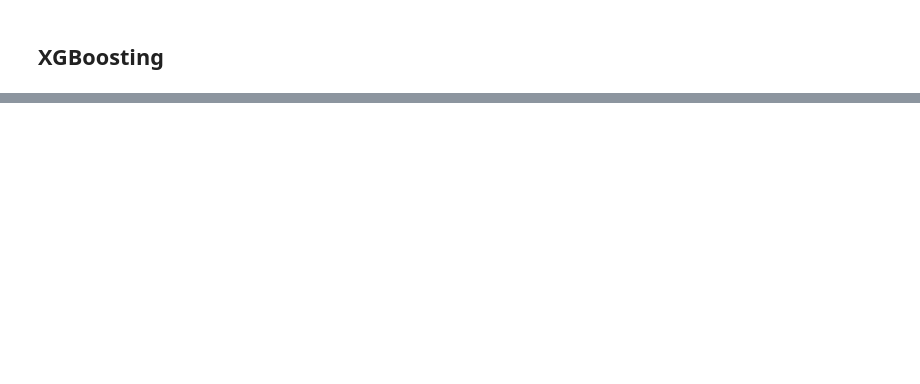
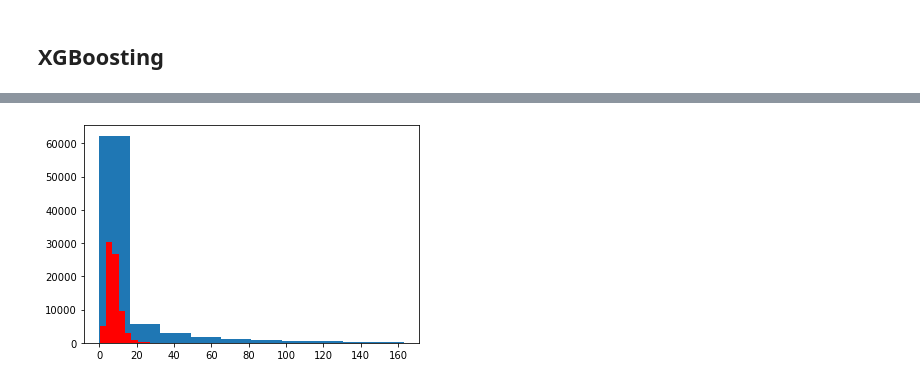
Before and after one commit to zarishabbas/Midterm_Project, a Jupyter notebook: src/modules/Final/Ridge Regression & XGBoost Regression.ipynb, the cells around one changed output, grey strips where cells are left out. Saved outputs shown, nothing was run; the diff lists cells and outputs as text; code cells hidden in the pictures; blank space fills up the shorter version.

```diff
--- a/src/modules/Final/Ridge Regression & XGBoost Regression.ipynb
+++ b/src/modules/Final/Ridge Regression & XGBoost Regression.ipynb
@@ -354,12 +357,13 @@ from sklearn.metrics import mean_squared_error
 # %%
 xg_reg = xgb.XGBRegressor(objective ='reg:squarederror')
 # %%
+# Some of the hyperparameters have already been narrowed down to a smaller range/value.
 params_xgb = {
-    'colsample_bytree': [0.3],
-    'learning_rate': [0.1, 0.01, 0.05],
-    'max_depth': [5, 10, 15],
-    'alpha': [5, 10, 15],
-    'n_estimators': [10, 20]
+    'colsample_bytree': [0.3, 0.5],
+    'learning_rate': [0.17, 0.18, 0.19],
+    'max_depth': [11],
+    'alpha': [5],
+    'n_estimators': [80, 100, 120]
 }
 # %%
 xgb_gridsearch = GridSearchCV(xg_reg, param_grid=params_xgb, cv=10)
@@ -398,0 +411,6 @@ R2 score: 0.08183531348576112
+# %%
+plt.hist(y_vali)
+plt.hist(y_pred_xgb, color='red')
+plt.show()
+# %% [output]
+[figure, added]
```
Also changed, not shown: parts of 27 cells of this notebook.
